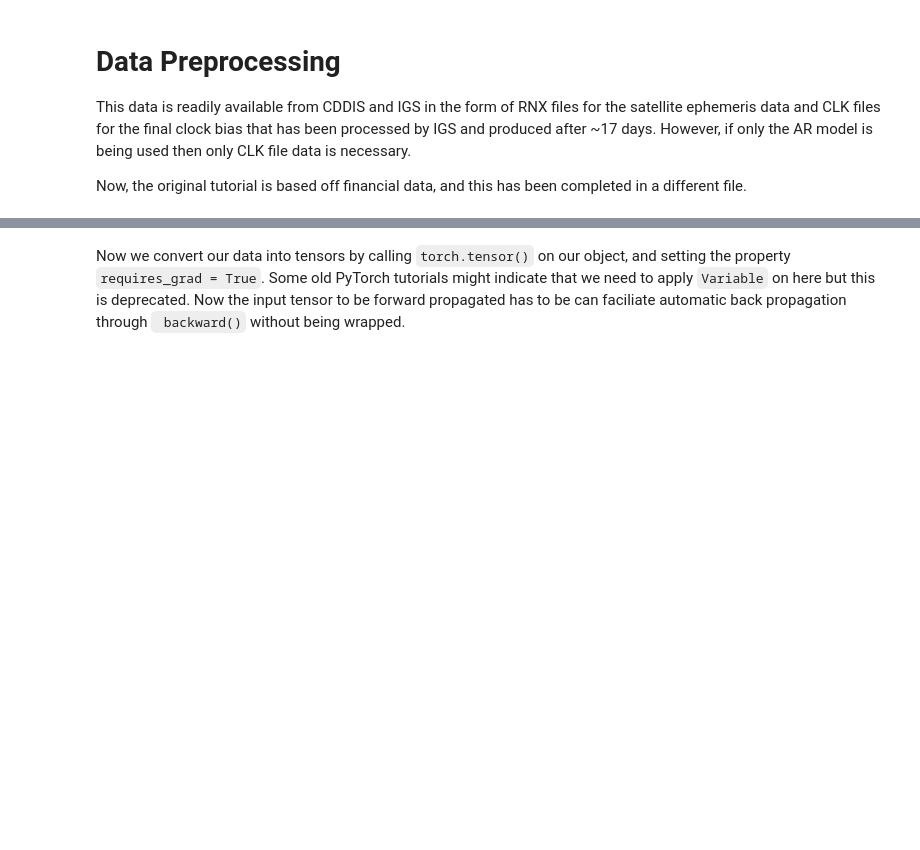
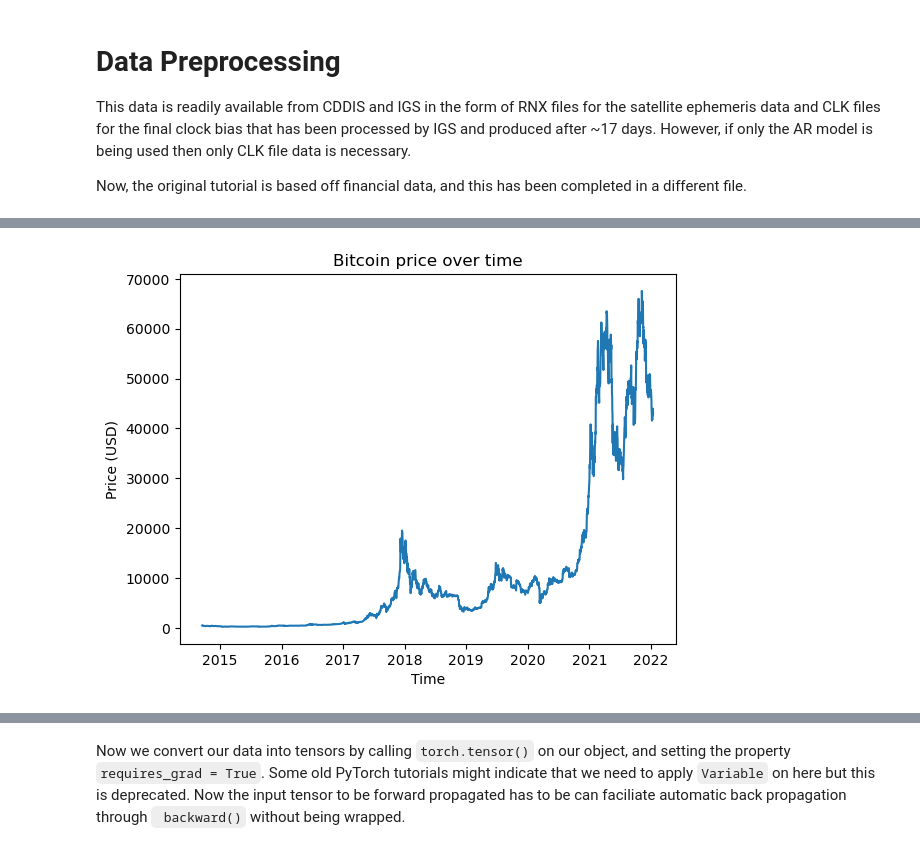
Before and after one commit to marilynbraojos/gps_clock_drift_estimation, a Jupyter notebook: minimum_viable_product/multivariate_lstm_mvp.ipynb, the cells around one changed output, grey strips where cells are left out. Saved outputs shown, nothing was run; the diff lists cells and outputs as text; code cells hidden in the pictures; blank space fills up the shorter version.

```diff
--- a/minimum_viable_product/multivariate_lstm_mvp.ipynb
+++ b/minimum_viable_product/multivariate_lstm_mvp.ipynb
@@ -67 +49,11 @@ df.describe().T
+# %%
+# YFinance Example Validation
+plt.plot(df.Close)
+plt.xlabel("Time")
+plt.ylabel("Price (USD)")
+plt.title("Bitcoin price over time")
+plt.savefig("initial_plot.png", dpi=250)
+plt.show();
+# %% [output]
+[figure, added]
 # %%
```
Also changed, not shown: parts of 15 cells of this notebook, 1 other file.
